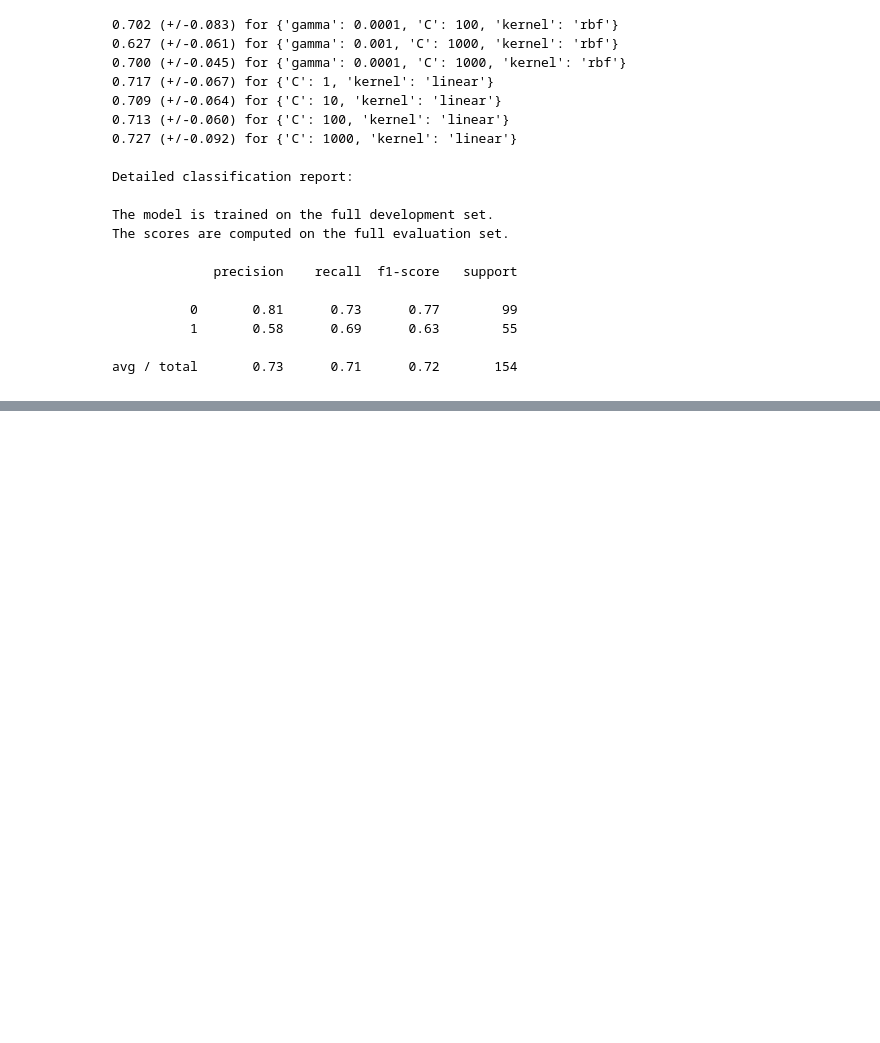
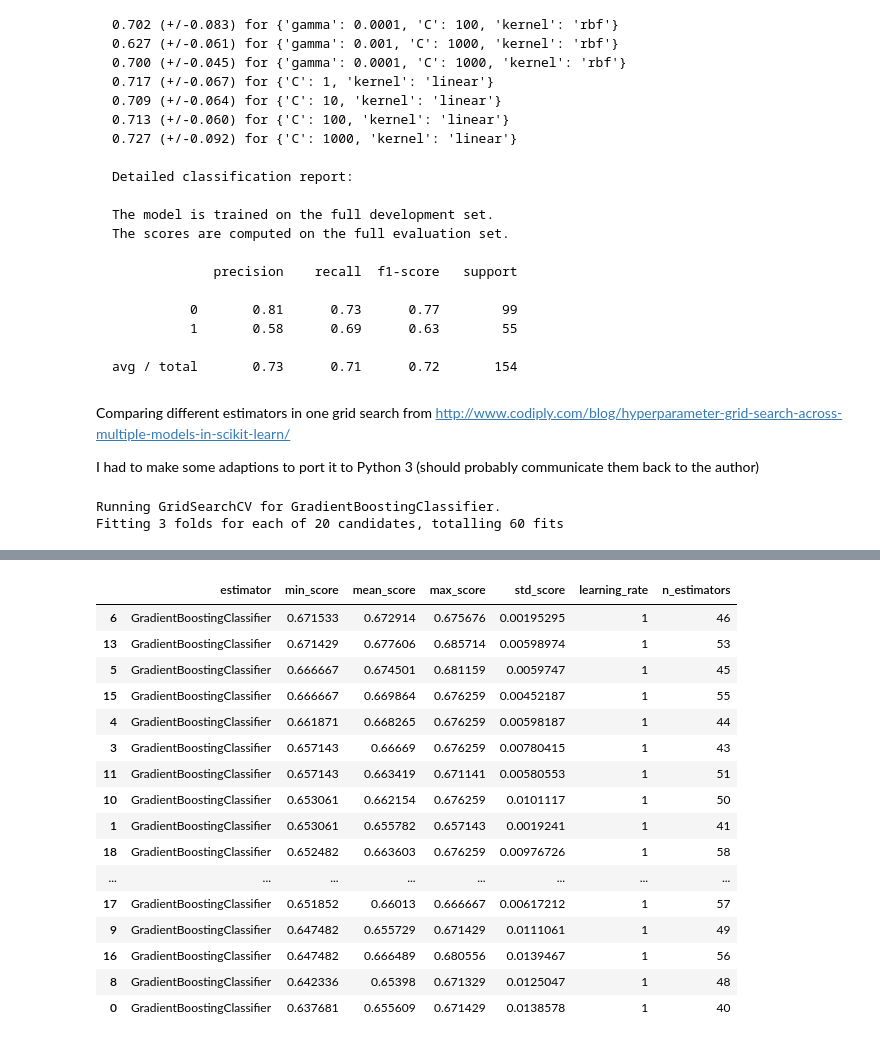
Before and after one commit to creiser/diabetes-classification, a Jupyter notebook: diabetes-classification.ipynb, the cells around one changed output, grey strips where cells are left out. Drawn from its saved outputs; the diff is of its cells as text; code cells hidden in the pictures; blank space fills up the shorter version.

Commit message:
testing some models

```diff
--- a/diabetes-classification.ipynb
+++ b/diabetes-classification.ipynb
@@ -141,3 +106,7 @@ The scores are computed on the full evaluation set.
 
 avg / total       0.73      0.71      0.72       154
 ~~~~
+# %% [markdown]
+Comparing different estimators in one grid search from http://www.codiply.com/blog/hyperparameter-grid-search-across-multiple-models-in-scikit-learn/
+
+I had to make some adaptions to port it to Python 3 (should probably communicate them back to the author)
@@ -143,0 +154,28 @@ avg / total       0.73      0.71      0.72       154
+# %%
+models1 = {
+    #'GaussianNB' : GaussianNB()#,
+    #'KNeighborsClassifier' : KNeighborsClassifier(),
+    #'ExtraTreesClassifier': ExtraTreesClassifier(),
+    #'RandomForestClassifier': RandomForestClassifier(),
+    #'AdaBoostClassifier': AdaBoostClassifier(),
+    'GradientBoostingClassifier': GradientBoostingClassifier(),
+    #'SVC': SVC()
+}
+
+params1 = {
+    #'GaussianNB': {},
+    #'KNeighborsClassifier': {'n_neighbors': [1, 2, 3, 4, 5, 10, 15] },
+    #'ExtraTreesClassifier': { 'n_estimators': [16, 32, 64, 128] },
+    #'RandomForestClassifier': { 'n_estimators': [16, 32, 64, 128] },
+    #'AdaBoostClassifier':  { 'n_estimators': [16, 32, 64, 128] },
+    'GradientBoostingClassifier': { 'n_estimators': list(range(40, 60, 1)), 'learning_rate': [1.0] },
+    #'SVC': {'kernel': ['linear'], 'C': [1, 10, 100, 1000, 10000], 'gamma': [0.001]}
+}
+
+helper1 = EstimatorSelectionHelper(models1, params1)
+helper1.fit(X_train, y_train, scoring='f1', n_jobs=-1)
+
+helper1.score_summary(sort_by='min_score')
+# %% [output]
+Running GridSearchCV for GradientBoostingClassifier.
+Fitting 3 folds for each of 20 candidates, totalling 60 fits
@@ -143,0 +185,17 @@ avg / total       0.73      0.71      0.72       154
+|  | estimator | min_score | mean_score | max_score | std_score | learning_rate | n_estimators |
+| 6 | GradientBoostingClassifier | 0.671533 | 0.672914 | 0.675676 | 0.00195295 | 1 | 46 |
+| 13 | GradientBoostingClassifier | 0.671429 | 0.677606 | 0.685714 | 0.00598974 | 1 | 53 |
+| 5 | GradientBoostingClassifier | 0.666667 | 0.674501 | 0.681159 | 0.0059747 | 1 | 45 |
+| 15 | GradientBoostingClassifier | 0.666667 | 0.669864 | 0.676259 | 0.00452187 | 1 | 55 |
+| 4 | GradientBoostingClassifier | 0.661871 | 0.668265 | 0.676259 | 0.00598187 | 1 | 44 |
+| 3 | GradientBoostingClassifier | 0.657143 | 0.66669 | 0.676259 | 0.00780415 | 1 | 43 |
+| 11 | GradientBoostingClassifier | 0.657143 | 0.663419 | 0.671141 | 0.00580553 | 1 | 51 |
+| 10 | GradientBoostingClassifier | 0.653061 | 0.662154 | 0.676259 | 0.0101117 | 1 | 50 |
+| 1 | GradientBoostingClassifier | 0.653061 | 0.655782 | 0.657143 | 0.0019241 | 1 | 41 |
+| 18 | GradientBoostingClassifier | 0.652482 | 0.663603 | 0.676259 | 0.00976726 | 1 | 58 |
+| ... | ... | ... | ... | ... | ... | ... | ... |
+| 17 | GradientBoostingClassifier | 0.651852 | 0.66013 | 0.666667 | 0.00617212 | 1 | 57 |
+| 9 | GradientBoostingClassifier | 0.647482 | 0.655729 | 0.671429 | 0.0111061 | 1 | 49 |
+| 16 | GradientBoostingClassifier | 0.647482 | 0.666489 | 0.680556 | 0.0139467 | 1 | 56 |
+| 8 | GradientBoostingClassifier | 0.642336 | 0.65398 | 0.671329 | 0.0125047 | 1 | 48 |
+| 0 | GradientBoostingClassifier | 0.637681 | 0.655609 | 0.671429 | 0.0138578 | 1 | 40 |
```
Also changed, not shown: parts of 10 cells of this notebook.
